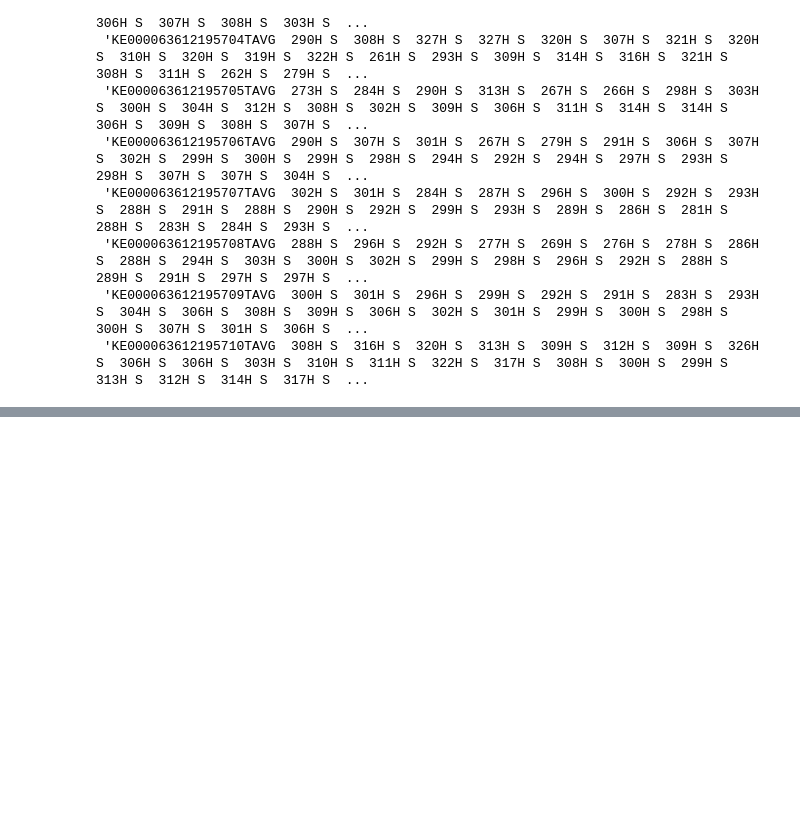
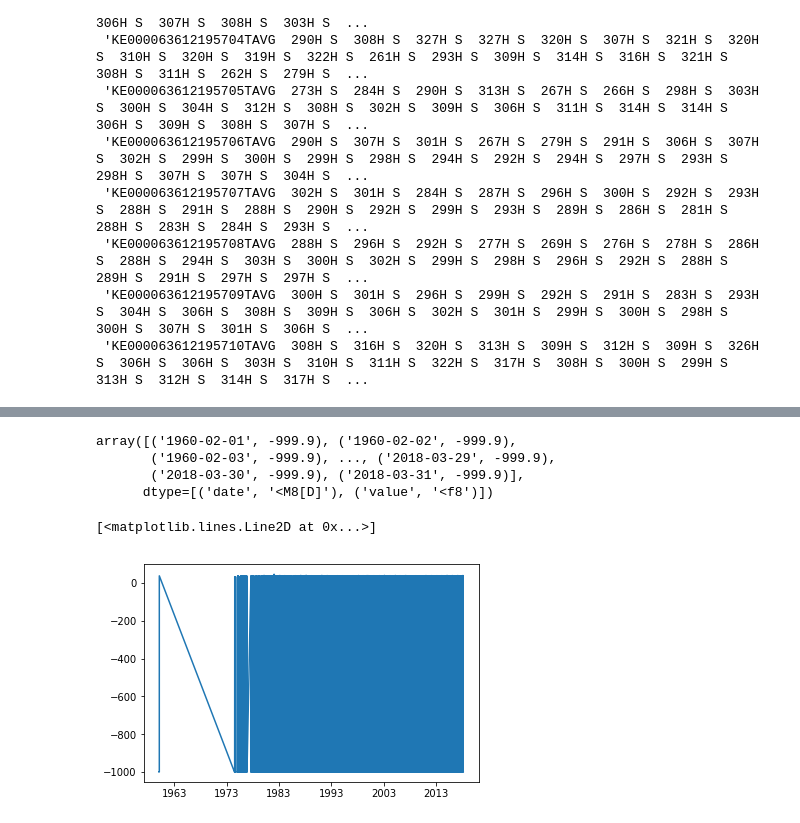
Before and after one commit to 4bic/learn_code, a Jupyter notebook: python:Data Analysis/weather data and numpy.ipynb, the cells around one changed output, grey strips where cells are left out. Saved outputs shown, nothing was run; the diff lists cells and outputs as text; code cells hidden in the pictures; blank space fills up the shorter version.

```diff
--- a/python:Data Analysis/weather data and numpy.ipynb
+++ b/python:Data Analysis/weather data and numpy.ipynb
@@ -78,0 +99,7 @@ open('datasets_KE/KE000063612.dly', 'r').readlines()[:10]
+# %%
+def parsefile(filename):
+    return np.genfromtxt(filename,
+                        delimiter = dly_delimiter,
+                        usecols = dly_usecols,
+                        dtype = dly_dtype,
+                        names = dly_names)
@@ -78,0 +123,8 @@ open('datasets_KE/KE000063612.dly', 'r').readlines()[:10]
+# %%
+def unroll(record):
+    startdate = np.datetime64('{}-{:02}'.format(record['year'],record['month']))
+    dates = np.arange(startdate,startdate + np.timedelta64(1,'M'),np.timedelta64(1,'D'))
+
+    rows = [(date,record[str(i+1)]/10) for i,date in enumerate(dates)]
+
+    return np.array(rows,dtype=[('date','M8[D]'),('value','d')])
@@ -78,0 +145,19 @@ open('datasets_KE/KE000063612.dly', 'r').readlines()[:10]
+# %%
+def getobs(filename, obs):
+    return np.concatenate([unroll(row) for row in parsefile(filename) if row[2] == obs])
+# %%
+getobs('datasets_ke/KE000063612.dly', 'TMIN')
+# %% [output]
+array([('1960-02-01', -999.9), ('1960-02-02', -999.9),
+       ('1960-02-03', -999.9), ..., ('2018-03-29', -999.9),
+       ('2018-03-30', -999.9), ('2018-03-31', -999.9)],
+      dtype=[('date', '<M8[D]'), ('value', '<f8')])
+# %%
+lodwar_tmax = getobs('datasets_ke/KE000063612.dly', 'TMAX')
+lodwar_tmin = getobs('datasets_ke/KE000063612.dly', 'TMIN')
+# %%
+# plt.plot(lodwar_tmin['date'], lodwar_tmin['value'])
+plt.plot(lodwar_tmax['date'], lodwar_tmax['value'])
+# %% [output]
+[<matplotlib.lines.Line2D at 0x...>]
+[figure, added]
```
Also changed, not shown: parts of 7 cells of this notebook.
